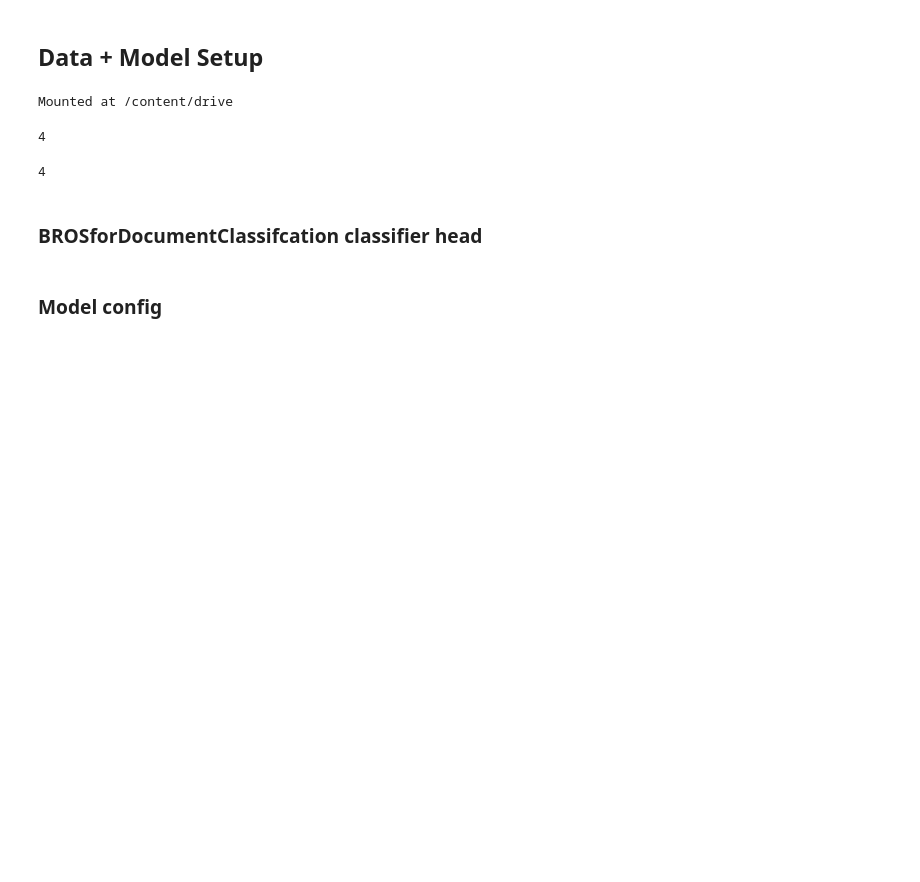
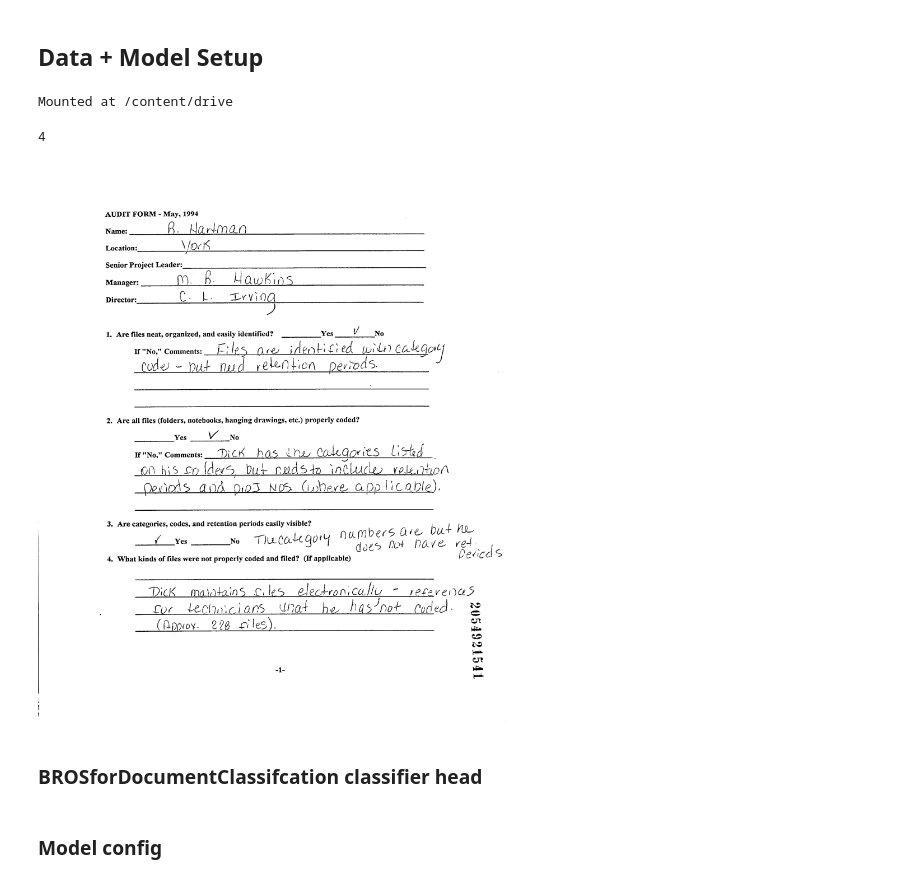
Before and after one commit to adamserag1/Interpretability-for-VRDU-models, a Jupyter notebook: experiments/THESES-DocClas-Local-LLMV3.ipynb, the cells around one changed output. Cells and saved outputs as stored; diff of their text form; code cells hidden in the pictures; blank space fills up the shorter version.

```diff
--- a/experiments/THESES-DocClas-Local-LLMV3.ipynb
+++ b/experiments/THESES-DocClas-Local-LLMV3.ipynb
@@ -100,15 +139,15 @@ val_ds = DocSampleDataset(val)
 # Extract samples 'agree' (LLMV3 + BROS classify correct) and 'CLASH' (LLMV3 classify wrong, BROS classify correct)
 
 AGREE = val_ds[846] # (contents, idx)
-CLASH = val_ds[119] # (contents, idx)
+CLASH = val_ds[282] # (contents, idx)
 # %%
 AGREE[0].label
 # %% [output]
 4
 # %%
-CLASH[0].label
+CLASH[0].image
 # %% [output]
-4
+[figure, added]
 # %% [markdown]
 ### BROSforDocumentClassifcation classifier head
 # %%
```
Also changed, not shown: parts of 36 cells of this notebook.
